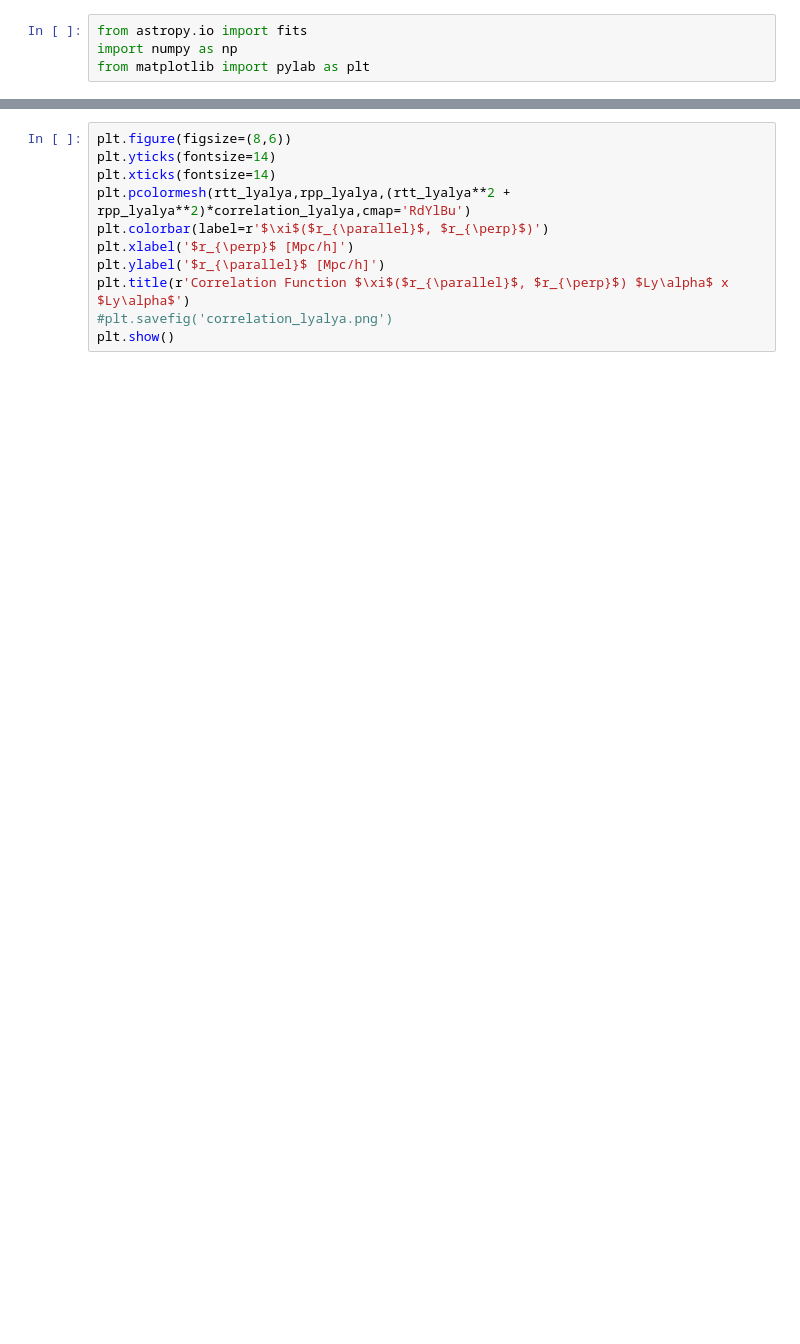
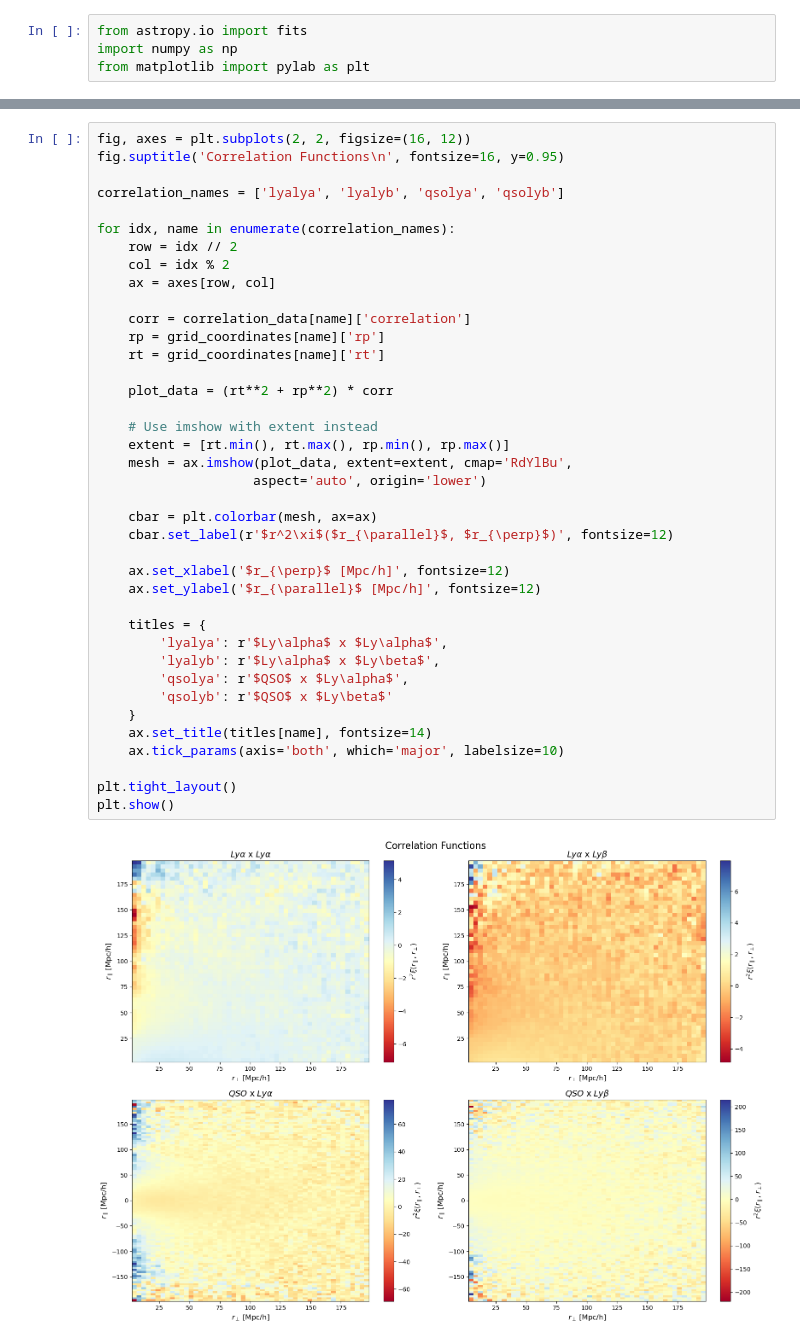
Before and after one commit to edwphysics/desi-redoKP6, a Jupyter notebook: Correlation_Plots_2D.ipynb, the cells around one changed output, grey strips where cells are left out. Cells and saved outputs as stored; diff of their text form; blank space fills up the shorter version.

Commit message:
analysis: plot deltas, correlations and differences
	- plot baseline and redo results for deltas and correlation
	  functions
	- plot differences between baseline and redo results

```diff
--- a/Correlation_Plots_2D.ipynb
+++ b/Correlation_Plots_2D.ipynb
@@ -61,11 +114,41 @@ rtt_qsolyb = rt_qsolyb.reshape(100, 50)      # transverse axis values
 # %%
-plt.figure(figsize=(8,6))
-plt.yticks(fontsize=14)
-plt.xticks(fontsize=14)
-plt.pcolormesh(rtt_lyalya,rpp_lyalya,(rtt_lyalya**2 + rpp_lyalya**2)*correlation_lyalya,cmap='RdYlBu')
-plt.colorbar(label=r'$\xi$($r_{\parallel}$, $r_{\perp}$)')
-plt.xlabel('$r_{\perp}$ [Mpc/h]')
-plt.ylabel('$r_{\parallel}$ [Mpc/h]')
-plt.title(r'Correlation Function $\xi$($r_{\parallel}$, $r_{\perp}$) $Ly\alpha$ x $Ly\alpha$')
-#plt.savefig('correlation_lyalya.png')
+fig, axes = plt.subplots(2, 2, figsize=(16, 12))
+fig.suptitle('Correlation Functions\n', fontsize=16, y=0.95)
+
+correlation_names = ['lyalya', 'lyalyb', 'qsolya', 'qsolyb']
+
+for idx, name in enumerate(correlation_names):
+    row = idx // 2
+    col = idx % 2
+    ax = axes[row, col]
+
+    corr = correlation_data[name]['correlation']
+    rp = grid_coordinates[name]['rp']
+    rt = grid_coordinates[name]['rt']
+
+    plot_data = (rt**2 + rp**2) * corr
+
+    # Use imshow with extent instead
+    extent = [rt.min(), rt.max(), rp.min(), rp.max()]
+    mesh = ax.imshow(plot_data, extent=extent, cmap='RdYlBu',
+                    aspect='auto', origin='lower')
+
+    cbar = plt.colorbar(mesh, ax=ax)
+    cbar.set_label(r'$r^2\xi$($r_{\parallel}$, $r_{\perp}$)', fontsize=12)
+
+    ax.set_xlabel('$r_{\perp}$ [Mpc/h]', fontsize=12)
+    ax.set_ylabel('$r_{\parallel}$ [Mpc/h]', fontsize=12)
+
+    titles = {
+        'lyalya': r'$Ly\alpha$ x $Ly\alpha$',
+        'lyalyb': r'$Ly\alpha$ x $Ly\beta$',
+        'qsolya': r'$QSO$ x $Ly\alpha$',
+        'qsolyb': r'$QSO$ x $Ly\beta$'
+    }
+    ax.set_title(titles[name], fontsize=14)
+    ax.tick_params(axis='both', which='major', labelsize=10)
+
+plt.tight_layout()
 plt.show()
+# %% [output]
+[figure, added]
```
Also changed, not shown: parts of 12 cells of this notebook, 1 other file.
